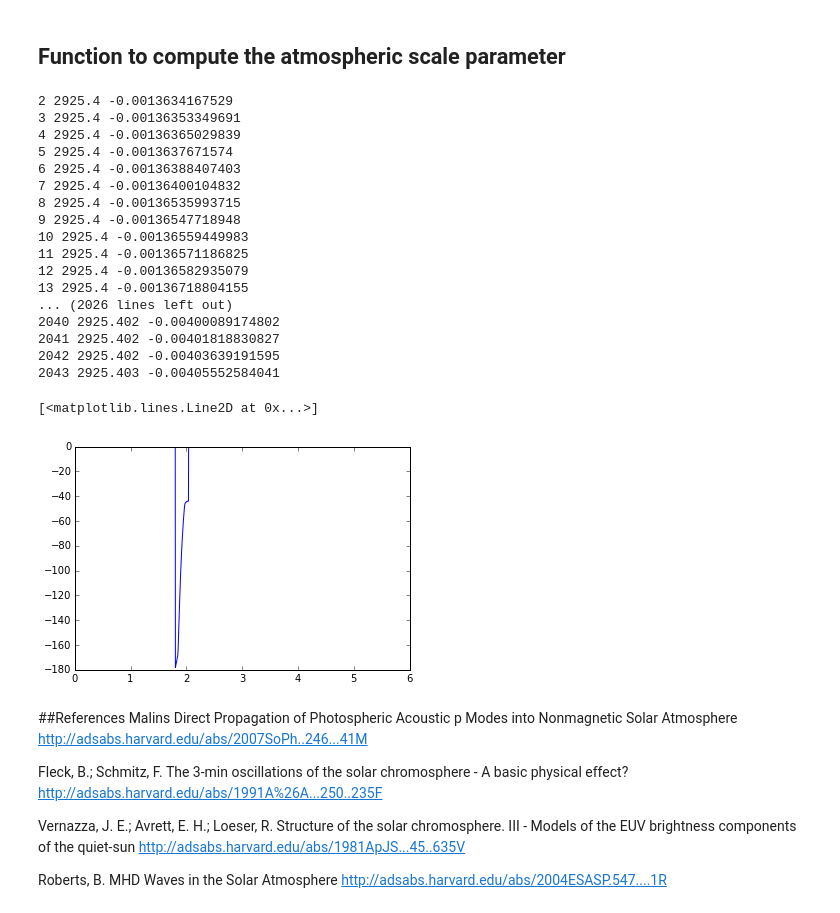
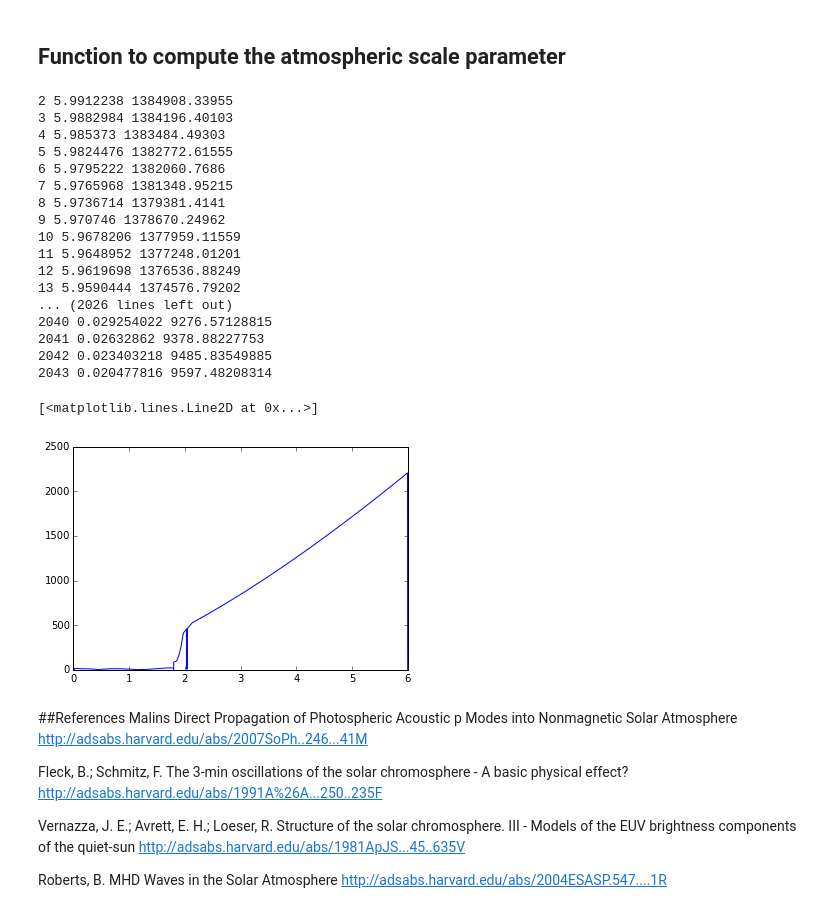
Before and after one commit to mikeg64/solar, a Jupyter notebook: pmode/ipython/cutoff.ipynb, the cells around one changed output. Saved outputs shown, nothing was run; the diff lists cells and outputs as text; code cells hidden in the pictures.

```diff
--- a/pmode/ipython/cutoff.ipynb
+++ b/pmode/ipython/cutoff.ipynb
@@ -138,7 +138,8 @@ def dp_over_rhog(vars, h):
         p7=-6.243e5
         p8=3.426e11
         p9=-8.22e16
-        dpoverrhog=8*p1*math.pow(h,7)+7*p2*math.pow(h,6)+6*p3*math.pow(h,5)+5*p4*math.pow(h,4)+4*p5*math.pow(h,3)+3*p6*math.pow(h,2)+2*p7*h+p8
+        #dpoverrhog=8*p1*math.pow(h,7)+7*p2*math.pow(h,6)+6*p3*math.pow(h,5)+5*p4*math.pow(h,4)+4*p5*math.pow(h,3)+3*p6*math.pow(h,2)+2*p7*h+p8
+        dpoverrhog=2.544214e-5*math.pow(h,0.886)
     #region3
     elif h>=8.7e3 and h<1.7991e6:
         p1=1.37e-42
@@ -184,53 +185,54 @@ def diff3p(y,i,h):
 alam0 = numpy.zeros(asize/4)
 alami0 = numpy.zeros(asize/4)
 
 for i in range(0,(asize/4)-1):
     alam0[i]=lambda0(vars,ptemp[i],rhotemp[i])
 
 dh=height[0]-height[1]
 for i in range(1,(asize/4)-2):
     xval=height[0]-i*dh
     alami0[i]=lagrange_interp(xval,alam0,height,i)
 
 
 #print alam0
 #compute cutoff
 atc0 = numpy.zeros(asize/4)
 lamdash0 = numpy.zeros(asize/4)
 for i in range(2,(asize/4)-4):
     h=height[i]-height[i+1]
     #lamdash0[i]=diff3p(alam0,i,h)
     #lamdash0[i]=ptemp[i]/rhotemp[i]
     lamdash0[i]=diff5p(alami0,i,h)
     #print h,alam0[i],lamdash0[i]
     #print h,ptemp[i],rhotemp[i],lamdash0[i]
     #atc0[i]=1.0/((vars.fgamma*vars.ggg/(4*pi*acs[i]))*math.sqrt(1+2*lamdash0[i]))
-    atc0[i]=((vars.fgamma*vars.ggg/(4*pi*acs[i])))*math.sqrt(1+2*dp_over_rhog(vars, height[i]))
-    print i,h,atc0[i]
+    #atc0[i]=-1.0/((vars.fgamma*vars.ggg/(4*pi*acs[i])))*math.sqrt(1+2*dp_over_rhog(vars, height[i]))
+    atc0[i]=math.sqrt(-1.0/((vars.fgamma*vars.ggg/(2*acs[i]*acs[i])))*(1-vars.fgamma*vars.ggg*dp_over_rhog(vars, height[i])))
+    print i,height[i]/1.0e6,atc0[i]
     #atc0[i]=math.sqrt(1+2*lamdash0[i])
 
 #print atc0
-plt.plot(height/1.0e6,atc0)
+plt.plot(height/1.0e6,atc0/(2*pi*100))
 # %% [output]
-2 2925.4 -0.0013634167529
-3 2925.4 -0.00136353349691
-4 2925.4 -0.00136365029839
-5 2925.4 -0.0013637671574
-6 2925.4 -0.00136388407403
-7 2925.4 -0.00136400104832
-8 2925.4 -0.00136535993715
-9 2925.4 -0.00136547718948
-10 2925.4 -0.00136559449983
-11 2925.4 -0.00136571186825
-12 2925.4 -0.00136582935079
-13 2925.4 -0.00136718804155
+2 5.9912238 1384908.33955
+3 5.9882984 1384196.40103
+4 5.985373 1383484.49303
+5 5.9824476 1382772.61555
+6 5.9795222 1382060.7686
+7 5.9765968 1381348.95215
+8 5.9736714 1379381.4141
+9 5.970746 1378670.24962
+10 5.9678206 1377959.11559
+11 5.9648952 1377248.01201
+12 5.9619698 1376536.88249
+13 5.9590444 1374576.79202
 ... (2026 lines left out)
-2040 2925.402 -0.00400089174802
-2041 2925.402 -0.00401818830827
-2042 2925.402 -0.00403639191595
-2043 2925.403 -0.00405552584041
+2040 0.029254022 9276.57128815
+2041 0.02632862 9378.88227753
+2042 0.023403218 9485.83549885
+2043 0.020477816 9597.48208314
 [<matplotlib.lines.Line2D at 0x...>]
-[figure, old version]
+[figure, new version]
 # %% [markdown]
 ##References
 Malins
```
Also changed, not shown: 14 other files.
